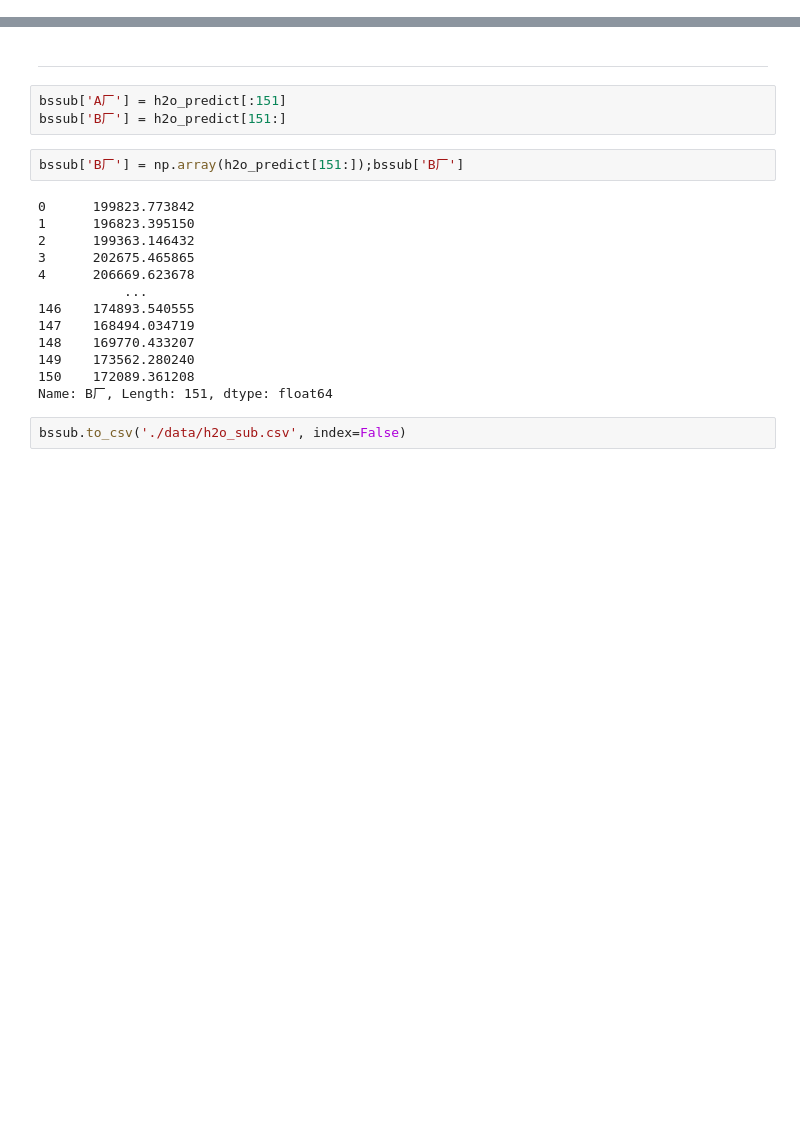
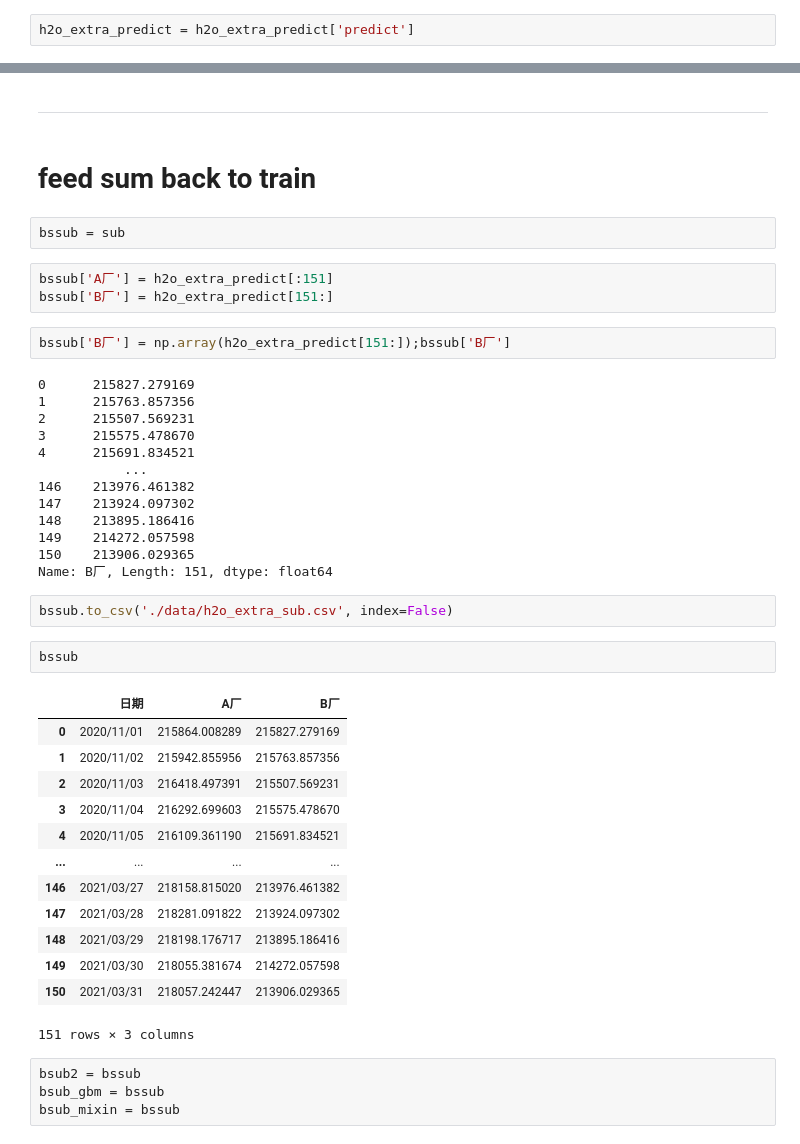
Before and after one commit to fyenne/pythonAAE, a Jupyter notebook: open_data_com/water.ipynb, the cells around one changed output, grey strips where cells are left out. Drawn from its saved outputs; the diff is of its cells as text; blank space fills up the shorter version.

```diff
--- a/open_data_com/water.ipynb
+++ b/open_data_com/water.ipynb
@@ -464,0 +561,2 @@ h2o_predict = h2o.as_list(final_preds)
+# %%
+h2o_extra_predict = h2o_extra_predict['predict']
@@ -465,22 +578,46 @@ h2o_predict = h2o.as_list(final_preds)
 # %% [markdown]
 ---
+# %% [markdown]
+# feed sum back to train
+# %%
+bssub = sub
 # %%
-bssub['A厂'] = h2o_predict[:151]
-bssub['B厂'] = h2o_predict[151:]
+bssub['A厂'] = h2o_extra_predict[:151]
+bssub['B厂'] = h2o_extra_predict[151:]
 # %%
-bssub['B厂'] = np.array(h2o_predict[151:]);bssub['B厂']
+bssub['B厂'] = np.array(h2o_extra_predict[151:]);bssub['B厂']
 # %% [output]
-0      199823.773842
-1      196823.395150
-2      199363.146432
-3      202675.465865
-4      206669.623678
+0      215827.279169
+1      215763.857356
+2      215507.569231
+3      215575.478670
+4      215691.834521
            ...
-146    174893.540555
-147    168494.034719
-148    169770.433207
-149    173562.280240
-150    172089.361208
+146    213976.461382
+147    213924.097302
+148    213895.186416
+149    214272.057598
+150    213906.029365
 Name: B厂, Length: 151, dtype: float64
 # %%
-bssub.to_csv('./data/h2o_sub.csv', index=False)
+bssub.to_csv('./data/h2o_extra_sub.csv', index=False)
+# %%
+bssub
+# %% [output]
+|  | 日期 | A厂 | B厂 |
+| 0 | 2020/11/01 | 215864.008289 | 215827.279169 |
+| 1 | 2020/11/02 | 215942.855956 | 215763.857356 |
+| 2 | 2020/11/03 | 216418.497391 | 215507.569231 |
+| 3 | 2020/11/04 | 216292.699603 | 215575.478670 |
+| 4 | 2020/11/05 | 216109.361190 | 215691.834521 |
+| ... | ... | ... | ... |
+| 146 | 2021/03/27 | 218158.815020 | 213976.461382 |
+| 147 | 2021/03/28 | 218281.091822 | 213924.097302 |
+| 148 | 2021/03/29 | 218198.176717 | 213895.186416 |
+| 149 | 2021/03/30 | 218055.381674 | 214272.057598 |
+| 150 | 2021/03/31 | 218057.242447 | 213906.029365 |
+151 rows × 3 columns
+# %%
+bsub2 = bssub
+bsub_gbm = bssub
+bsub_mixin = bssub
```
Also changed, not shown: parts of 37 cells of this notebook, 1 other file.
